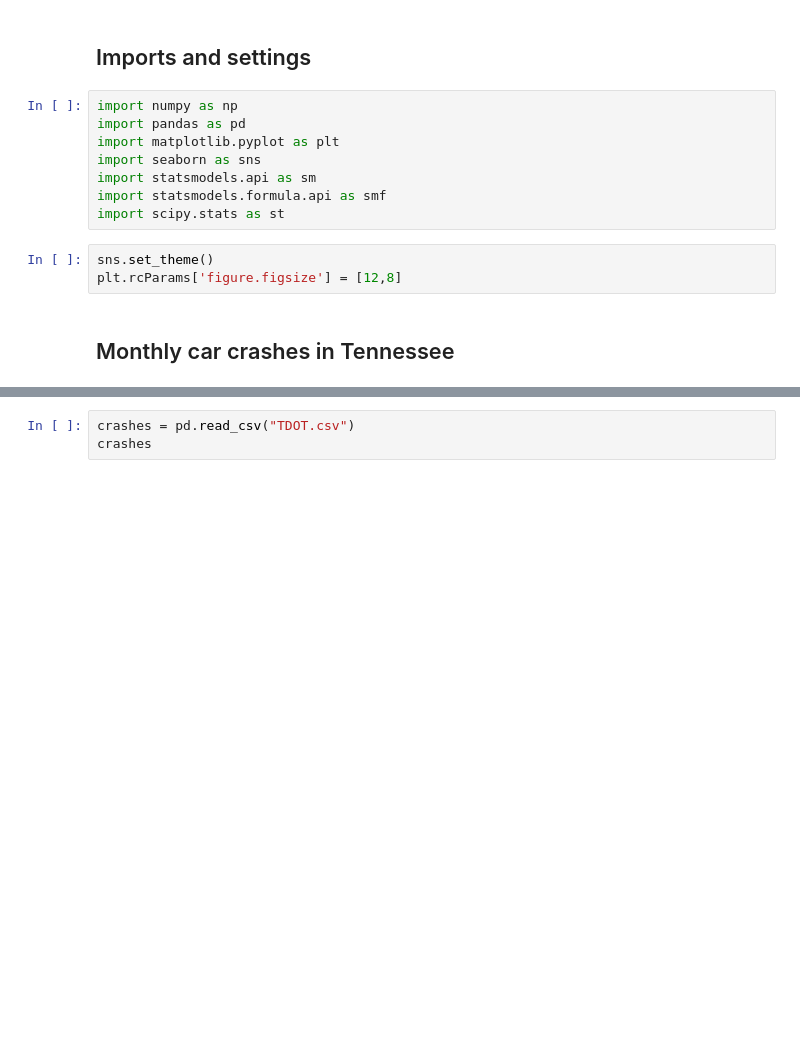
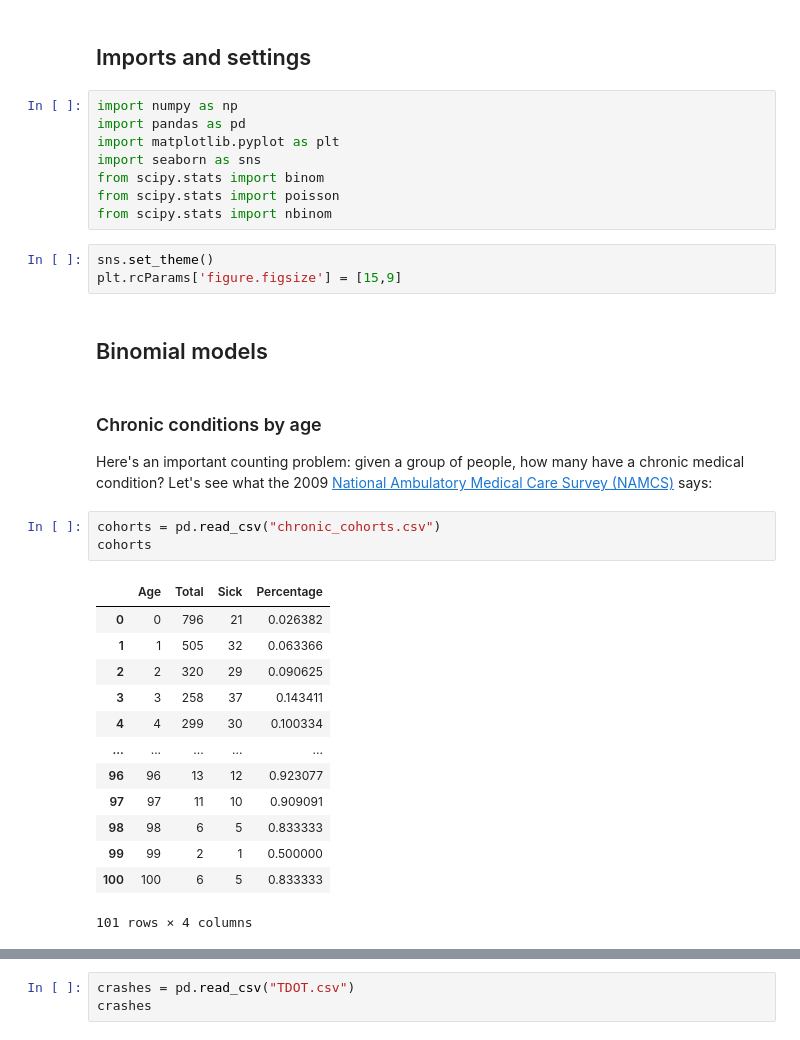
Before and after one commit to pajacobson/regression, a Jupyter notebook: twitch/count_models/Count models.ipynb, the cells around one changed output, grey strips where cells are left out. Cells and saved outputs as stored; diff of their text form; blank space fills up the shorter version.

```diff
--- a/twitch/count_models/Count models.ipynb
+++ b/twitch/count_models/Count models.ipynb
@@ -15,11 +29,32 @@ import numpy as np
 import pandas as pd
 import matplotlib.pyplot as plt
 import seaborn as sns
-import statsmodels.api as sm
-import statsmodels.formula.api as smf
-import scipy.stats as st
+from scipy.stats import binom
+from scipy.stats import poisson
+from scipy.stats import nbinom
 # %%
 sns.set_theme()
-plt.rcParams['figure.figsize'] = [12,8]
+plt.rcParams['figure.figsize'] = [15,9]
-# %% [markdown]
-## Monthly car crashes in Tennessee
+# %% [markdown]
+## Binomial models
+# %% [markdown]
+### Chronic conditions by age
+
+Here's an important counting problem: given a group of people, how many have a chronic medical condition? Let's see what the 2009 [National Ambulatory Medical Care Survey (NAMCS)](https://www.cdc.gov/nchs/ahcd/index.htm) says:
+# %%
+cohorts = pd.read_csv("chronic_cohorts.csv")
+cohorts
+# %% [output]
+|  | Age | Total | Sick | Percentage |
+| 0 | 0 | 796 | 21 | 0.026382 |
+| 1 | 1 | 505 | 32 | 0.063366 |
+| 2 | 2 | 320 | 29 | 0.090625 |
+| 3 | 3 | 258 | 37 | 0.143411 |
+| 4 | 4 | 299 | 30 | 0.100334 |
+| ... | ... | ... | ... | ... |
+| 96 | 96 | 13 | 12 | 0.923077 |
+| 97 | 97 | 11 | 10 | 0.909091 |
+| 98 | 98 | 6 | 5 | 0.833333 |
+| 99 | 99 | 2 | 1 | 0.500000 |
+| 100 | 100 | 6 | 5 | 0.833333 |
+101 rows × 4 columns
```
Also changed, not shown: parts of 39 cells of this notebook, 2 other files.
